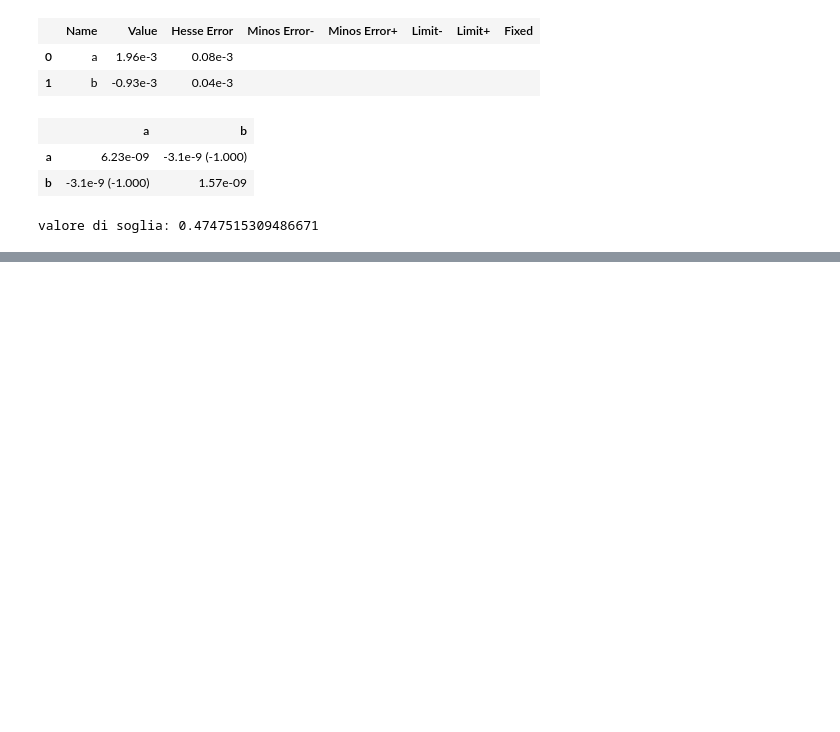
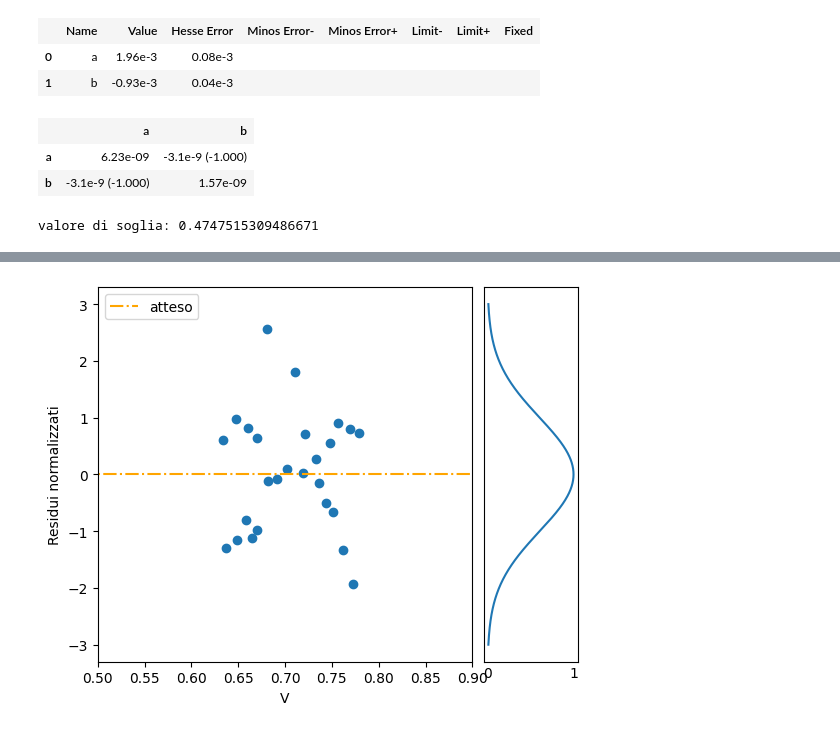
Before and after one commit to ARossiUnimib/Laboratorio-2---Gruppo-21-A.A.-2023-24, a Jupyter notebook: Notebooks/Circuiti 1/Circuiti_1.ipynb, the cells around one changed output, grey strips where cells are left out. Drawn from its saved outputs; the diff is of its cells as text; code cells hidden in the pictures; blank space fills up the shorter version.

```diff
--- a/Notebooks/Circuiti 1/Circuiti_1.ipynb
+++ b/Notebooks/Circuiti 1/Circuiti_1.ipynb
@@ -935,0 +995,32 @@ valore di soglia: 0.4747515309486671
+# %%
+def mostra_residui(I, I_err, model, I0, a, V):
+    residuals = []
+    for i in range(len(I)):
+        residuals.append( (I[i] - model(V[i],I0,a))/I_err[i] )
+
+    fig = plt.figure(figsize=(6, 6))
+
+    gs = fig.add_gridspec(2, 2,  width_ratios=(4, 1), height_ratios=(1, 4),
+                        left=0.1, right=0.9, bottom=0.1, top=0.9,
+                        wspace=0.05, hspace=0.05)
+
+    ax = fig.add_subplot(gs[1, 0])
+    ax_ploty = fig.add_subplot(gs[1, 1], sharey=ax)
+
+    # weigthed mean of residuals
+
+    ax.scatter(V, residuals)
+    ax.hlines(0,0,len(V),color='orange',linestyle='-.',label='atteso')
+    ax.set_xlabel("V")
+    ax.set_xlim(0.5, 0.9)
+    ax.set_ylabel("Residui normalizzati")
+    ax.legend(loc='upper left')
+    ax.plot()
+
+    x = np.linspace(-3, 3, 1000)
+    ax_ploty.plot(np.exp(-0.5*(x)**2), x)
+    ax_ploty.tick_params(labelleft=False, length=0)
+
+mostra_residui(I3, I_err3perc, model, m.values["I0"], m.values["a"], V3)
+# %% [output]
+[figure, added]
```
Also changed, not shown: parts of 4 cells of this notebook.
